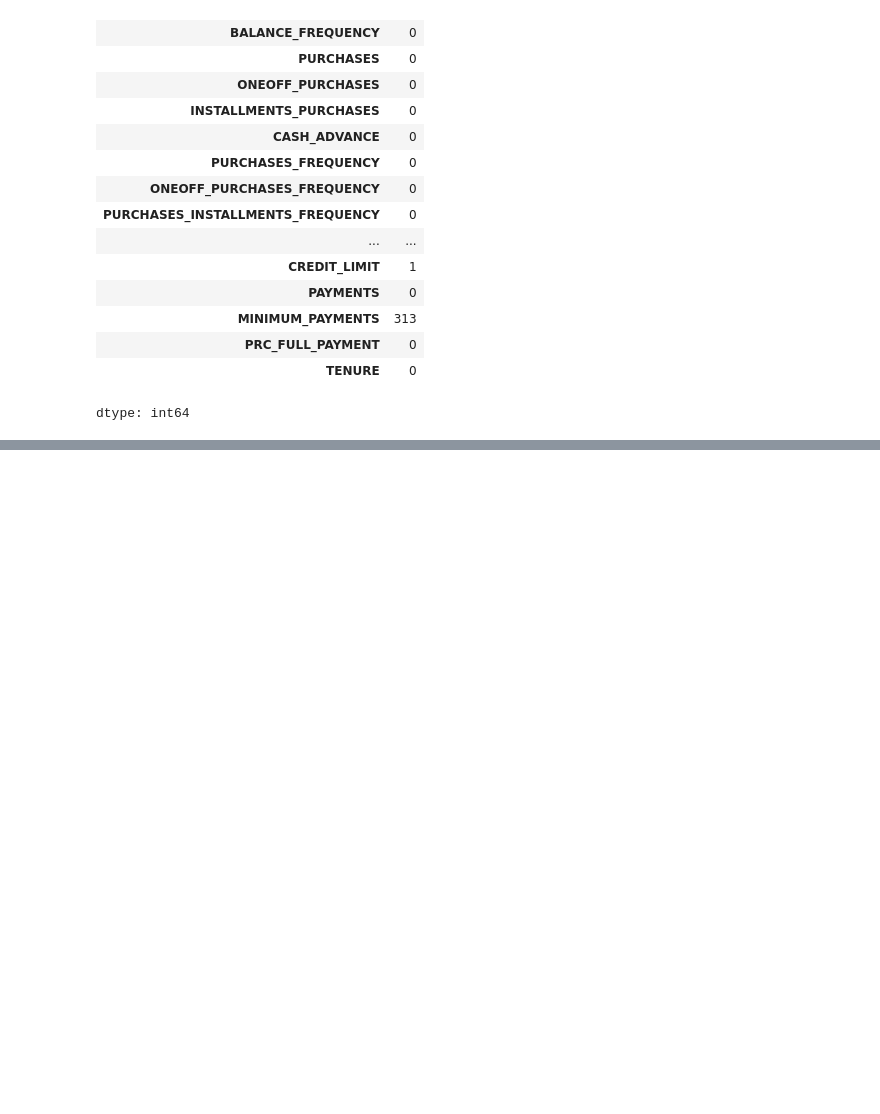
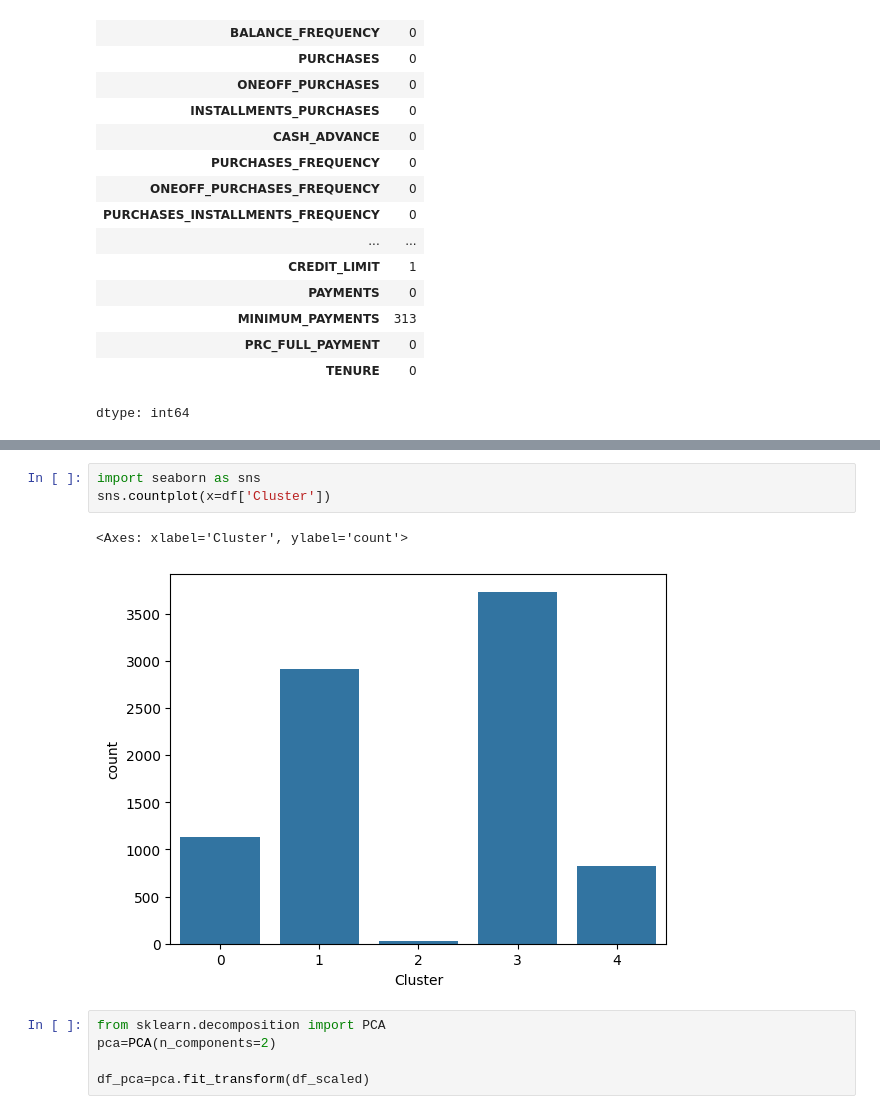
Before and after one commit to Edwinshajan2006/data-science-, a Jupyter notebook: Clustering_.ipynb, the cells around one changed output, grey strips where cells are left out. Cells and saved outputs as stored; diff of their text form; blank space fills up the shorter version.

```diff
--- a/Clustering_.ipynb
+++ b/Clustering_.ipynb
@@ -64,0 +180,11 @@ dtype: int64
+# %%
+import seaborn as sns
+sns.countplot(x=df['Cluster'])
+# %% [output]
+<Axes: xlabel='Cluster', ylabel='count'>
+[figure, added]
+# %%
+from sklearn.decomposition import PCA
+pca=PCA(n_components=2)
+
+df_pca=pca.fit_transform(df_scaled)
```
Also changed, not shown: parts of 13 cells of this notebook.
